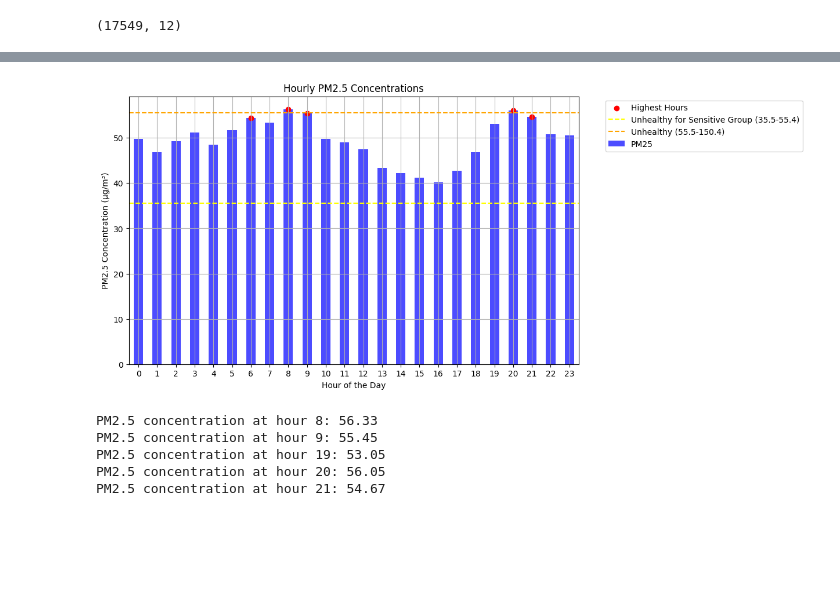
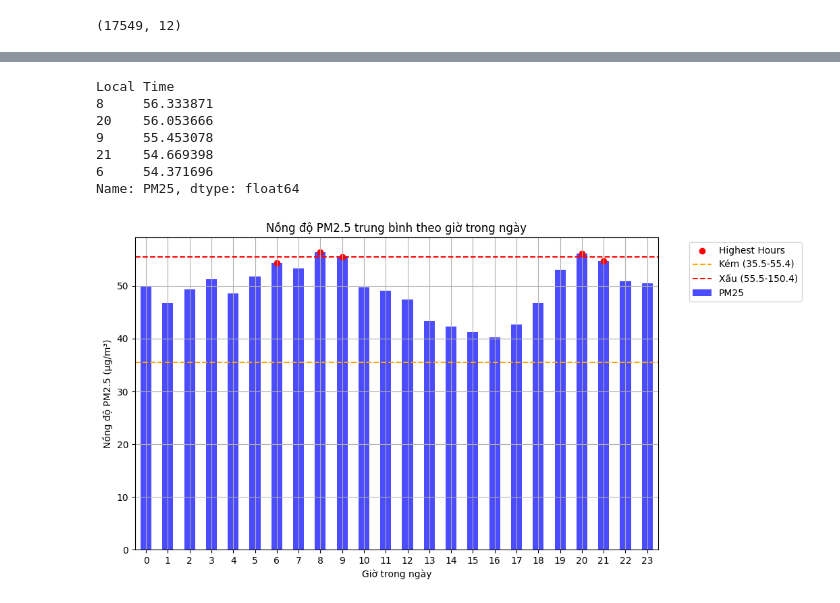
Before and after one commit to HoangHumg1210/Air_Quality-Analysis_HN, a Jupyter notebook: data/Exploratory Data Analysis.ipynb, the cells around one changed output, grey strips where cells are left out. Drawn from its saved outputs; the diff is of its cells as text; code cells hidden in the pictures; blank space fills up the shorter version.

```diff
--- a/data/Exploratory Data Analysis.ipynb
+++ b/data/Exploratory Data Analysis.ipynb
@@ -93,0 +160,16 @@ Thời điểm có chỉ số AQI: (9667, np.int64(500))
+# %%
+
+df['month'] = df['Local Time'].dt.month
+df['year'] = df['Local Time'].dt.year
+
+monthly_stats = (df.groupby(['year', 'month']).agg(
+    mean_AQI = ('AQI', 'mean'),
+    max_AQI = ('AQI', 'max'),
+    std_AQI = ('AQI', 'std'),
+    count_hazardous=('AQI', lambda x: (x>300).sum())
+
+).reset_index()
+                )
+monthly_stats = monthly_stats.sort_values('mean_AQI', ascending=False)
+months_over_300 = monthly_stats[monthly_stats['count_hazardous'] > 0]
+print(months_over_300[['year', 'month', 'mean_AQI', 'count_hazardous']])
@@ -152,43 +280,33 @@ plt.show()
+# %%
+
+hourly_pm25 = df['PM25'].groupby(df.index.hour).mean()
+highest_hours = hourly_pm25.nlargest(5)
+print(highest_hours)
+# %% [output]
+Local Time
+8     56.333871
+20    56.053666
+9     55.453078
+21    54.669398
+6     54.371696
+Name: PM25, dtype: float64
 # %%
+plt.figure(figsize=(10, 6))
+hourly_pm25.plot(kind='bar', color='blue', alpha=0.7)
+plt.scatter(highest_hours.index, highest_hours.values, color='red', label='Highest Hours')
+plt.title('Nồng độ PM2.5 trung bình theo giờ trong ngày')
+plt.xlabel('Giờ trong ngày')
+plt.ylabel('Nồng độ PM2.5 (μg/m³)')
+plt.axhline(y=35.5, color='orange', linestyle='--', label='Kém (35.5-55.4)')
+plt.axhline(y=55.5, color='red', linestyle='--', label='Xấu (55.5-150.4)')
 
-# Group data by hour and calculate mean PM2.5 concentration for each hour
-hourly_pm25 = df['PM25'].groupby(df.index.hour).mean()
 
-# Find hours with highest PM2.5 concentrations
-highest_hours = hourly_pm25.nlargest(5)  # Change 5 to the number of highest hours you want to display
-
-# Plot graph
-plt.figure(figsize=(10, 6))
-hourly_pm25.plot(kind='bar', color='blue', alpha=0.7)  # Plot hourly PM2.5 concentrations
-plt.scatter(highest_hours.index, highest_hours.values, color='red', label='Highest Hours')  # Mark highest hours with red dots
-plt.title('Hourly PM2.5 Concentrations')
-plt.xlabel('Hour of the Day')
-plt.ylabel('PM2.5 Concentration (μg/m³)')
-plt.axhline(y=35.5, color='yellow', linestyle='--', label='Unhealthy for Sensitive Group (35.5-55.4)')
-plt.axhline(y=55.5, color='orange', linestyle='--', label='Unhealthy (55.5-150.4)')
-
-# Move the legend to the upper left corner outside the plot
 plt.legend(bbox_to_anchor=(1.05, 1), loc='upper left')
 
 plt.grid(True)
-
-# Rotate x-axis labels vertically
 plt.xticks(rotation='horizontal')
 
 plt.show()
-
-# List of specific hours
-specific_hours = [8, 9, 19, 20, 21]
-
-# Print PM2.5 concentrations at specific hours
-for hour in specific_hours:
-    pm25_concentration = hourly_pm25.loc[hour]
-    print(f"PM2.5 concentration at hour {hour}: {pm25_concentration:.2f}")
 # %% [output]
-[figure, old version]
+[figure, new version]
-PM2.5 concentration at hour 8: 56.33
-PM2.5 concentration at hour 9: 55.45
-PM2.5 concentration at hour 19: 53.05
-PM2.5 concentration at hour 20: 56.05
-PM2.5 concentration at hour 21: 54.67
 # %%
```
Also changed, not shown: parts of 17 cells of this notebook, 3 other files.
